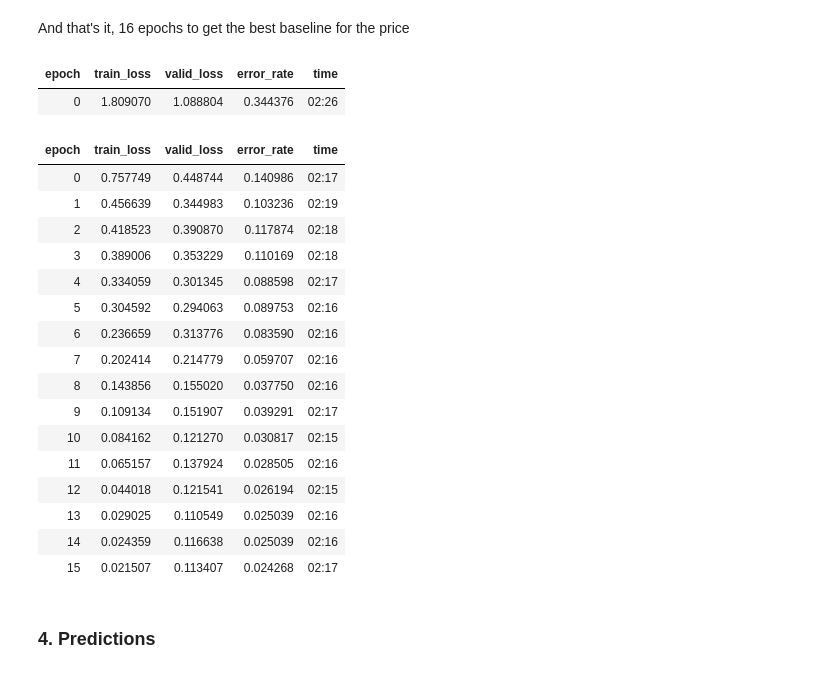
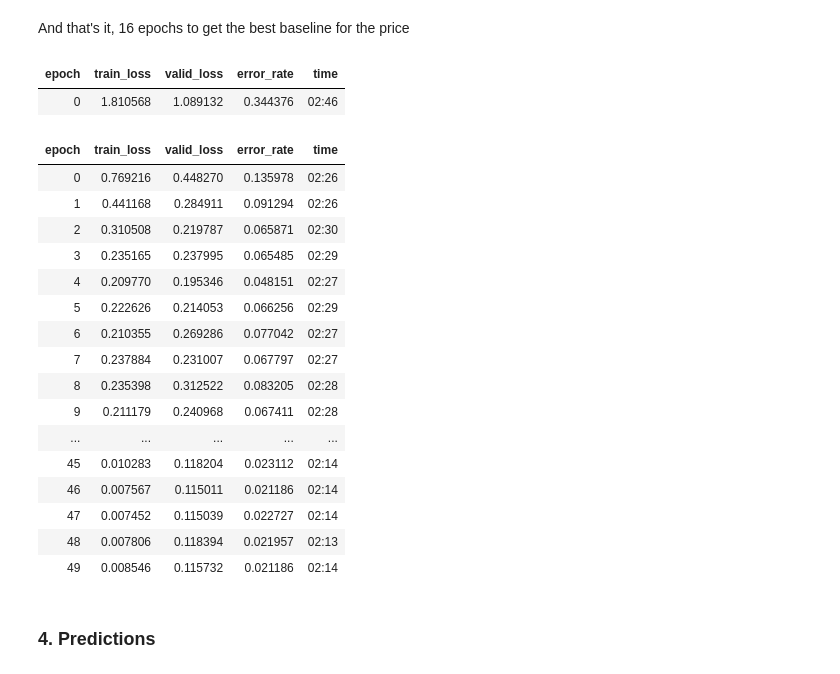
Before and after one commit to paddydoc/paddy-doctor-dataset, a Jupyter notebook: resnet34-with-fastai.ipynb, the cells around one changed output. Cells and saved outputs as stored; diff of their text form; code cells hidden in the pictures.

```diff
--- a/resnet34-with-fastai.ipynb
+++ b/resnet34-with-fastai.ipynb
@@ -63,28 +73,28 @@ Downloading: "https://download.pytorch.org/models/resnet34-b627a593.pth" to /roo
 # %% [markdown]
 And that's it, 16 epochs to get the best baseline for the price
 # %%
-learn.fine_tune(16, 0.005)
+learn.fine_tune(50, 0.005)
 #learn.fine_tune(2, 0.005)
 # %% [output]
 | epoch | train_loss | valid_loss | error_rate | time |
-| 0 | 1.809070 | 1.088804 | 0.344376 | 02:26 |
+| 0 | 1.810568 | 1.089132 | 0.344376 | 02:46 |
 | epoch | train_loss | valid_loss | error_rate | time |
-| 0 | 0.757749 | 0.448744 | 0.140986 | 02:17 |
-| 1 | 0.456639 | 0.344983 | 0.103236 | 02:19 |
-| 2 | 0.418523 | 0.390870 | 0.117874 | 02:18 |
-| 3 | 0.389006 | 0.353229 | 0.110169 | 02:18 |
-| 4 | 0.334059 | 0.301345 | 0.088598 | 02:17 |
-| 5 | 0.304592 | 0.294063 | 0.089753 | 02:16 |
-| 6 | 0.236659 | 0.313776 | 0.083590 | 02:16 |
-| 7 | 0.202414 | 0.214779 | 0.059707 | 02:16 |
-| 8 | 0.143856 | 0.155020 | 0.037750 | 02:16 |
-| 9 | 0.109134 | 0.151907 | 0.039291 | 02:17 |
-| 10 | 0.084162 | 0.121270 | 0.030817 | 02:15 |
-| 11 | 0.065157 | 0.137924 | 0.028505 | 02:16 |
-| 12 | 0.044018 | 0.121541 | 0.026194 | 02:15 |
-| 13 | 0.029025 | 0.110549 | 0.025039 | 02:16 |
-| 14 | 0.024359 | 0.116638 | 0.025039 | 02:16 |
-| 15 | 0.021507 | 0.113407 | 0.024268 | 02:17 |
+| 0 | 0.769216 | 0.448270 | 0.135978 | 02:26 |
+| 1 | 0.441168 | 0.284911 | 0.091294 | 02:26 |
+| 2 | 0.310508 | 0.219787 | 0.065871 | 02:30 |
+| 3 | 0.235165 | 0.237995 | 0.065485 | 02:29 |
+| 4 | 0.209770 | 0.195346 | 0.048151 | 02:27 |
+| 5 | 0.222626 | 0.214053 | 0.066256 | 02:29 |
+| 6 | 0.210355 | 0.269286 | 0.077042 | 02:27 |
+| 7 | 0.237884 | 0.231007 | 0.067797 | 02:27 |
+| 8 | 0.235398 | 0.312522 | 0.083205 | 02:28 |
+| 9 | 0.211179 | 0.240968 | 0.067411 | 02:28 |
+| ... | ... | ... | ... | ... |
+| 45 | 0.010283 | 0.118204 | 0.023112 | 02:14 |
+| 46 | 0.007567 | 0.115011 | 0.021186 | 02:14 |
+| 47 | 0.007452 | 0.115039 | 0.022727 | 02:14 |
+| 48 | 0.007806 | 0.118394 | 0.021957 | 02:13 |
+| 49 | 0.008546 | 0.115732 | 0.021186 | 02:14 |
 # %% [markdown]
 ### 4. Predictions
 # %%
```
Also changed, not shown: parts of 6 cells of this notebook.
